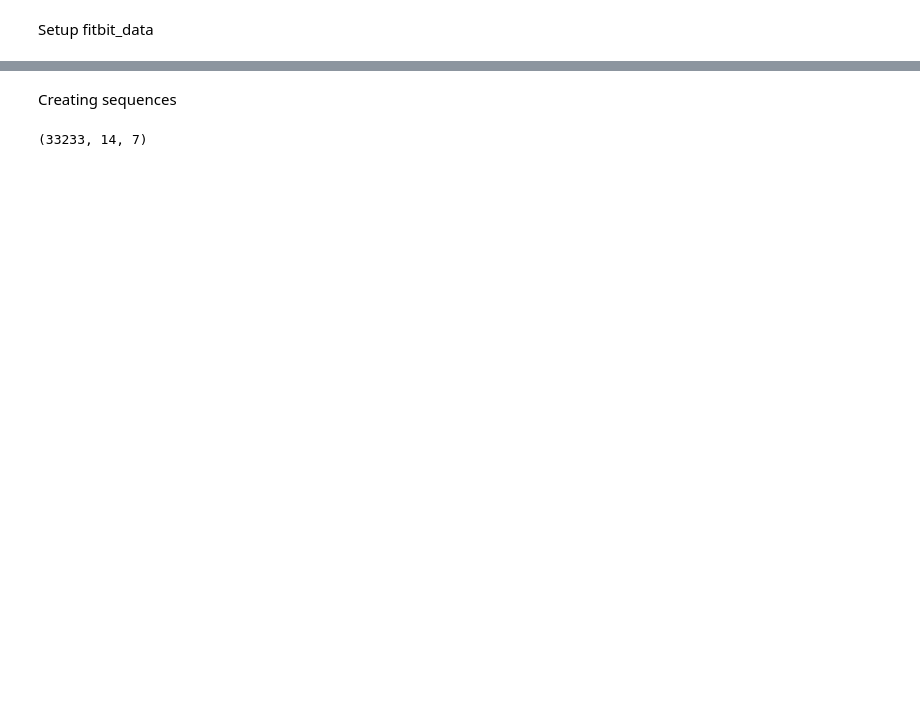
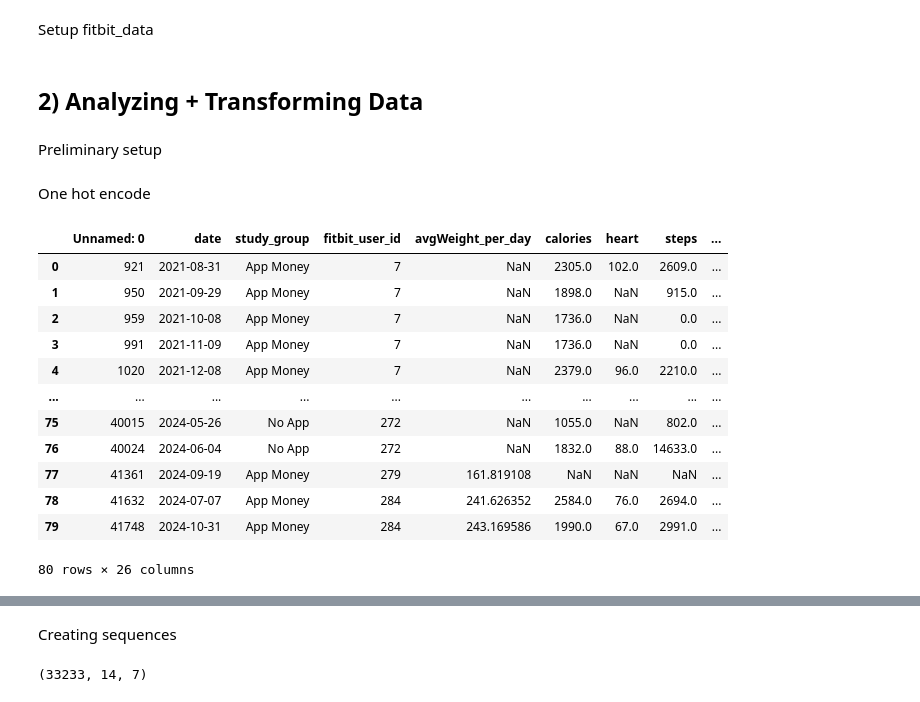
Before and after one commit to jhdaws/mhealth_classification, a Jupyter notebook: lstm/lstm_data_setup.ipynb, the cells around one changed output, grey strips where cells are left out. Saved outputs shown, nothing was run; the diff lists cells and outputs as text; code cells hidden in the pictures; blank space fills up the shorter version.

Commit message:
Setup 1 through 2 completed, 3 in progress

```diff
--- a/lstm/lstm_data_setup.ipynb
+++ b/lstm/lstm_data_setup.ipynb
@@ -37,3 +62,7 @@ result_col = 'visit_day'
+# %% [markdown]
+## 2) Analyzing + Transforming Data
+# %% [markdown]
+Preliminary setup
 # %%
 # Ensure date is datetime and sort
 fitbit_data['date'] = pd.to_datetime(fitbit_data['date'])
@@ -55,0 +81,2 @@ fitbit_data[result_col] = fitbit_data[result_col].fillna(0)
+# %% [markdown]
+One hot encode
@@ -55,0 +100,17 @@ fitbit_data[result_col] = fitbit_data[result_col].fillna(0)
+# %%
+fitbit_data_w_visits = fitbit_data[fitbit_data['visit_day'] == 1].reset_index(drop=True)
+fitbit_data_w_visits
+# %% [output]
+|  | Unnamed: 0 | date | study_group | fitbit_user_id | avgWeight_per_day | calories | heart | steps | ... |
+| 0 | 921 | 2021-08-31 | App Money | 7 | NaN | 2305.0 | 102.0 | 2609.0 | ... |
+| 1 | 950 | 2021-09-29 | App Money | 7 | NaN | 1898.0 | NaN | 915.0 | ... |
+| 2 | 959 | 2021-10-08 | App Money | 7 | NaN | 1736.0 | NaN | 0.0 | ... |
+| 3 | 991 | 2021-11-09 | App Money | 7 | NaN | 1736.0 | NaN | 0.0 | ... |
+| 4 | 1020 | 2021-12-08 | App Money | 7 | NaN | 2379.0 | 96.0 | 2210.0 | ... |
+| ... | ... | ... | ... | ... | ... | ... | ... | ... | ... |
+| 75 | 40015 | 2024-05-26 | No App | 272 | NaN | 1055.0 | NaN | 802.0 | ... |
+| 76 | 40024 | 2024-06-04 | No App | 272 | NaN | 1832.0 | 88.0 | 14633.0 | ... |
+| 77 | 41361 | 2024-09-19 | App Money | 279 | 161.819108 | NaN | NaN | NaN | ... |
+| 78 | 41632 | 2024-07-07 | App Money | 284 | 241.626352 | 2584.0 | 76.0 | 2694.0 | ... |
+| 79 | 41748 | 2024-10-31 | App Money | 284 | 243.169586 | 1990.0 | 67.0 | 2991.0 | ... |
+80 rows × 26 columns
```
Also changed, not shown: parts of 23 cells of this notebook.
